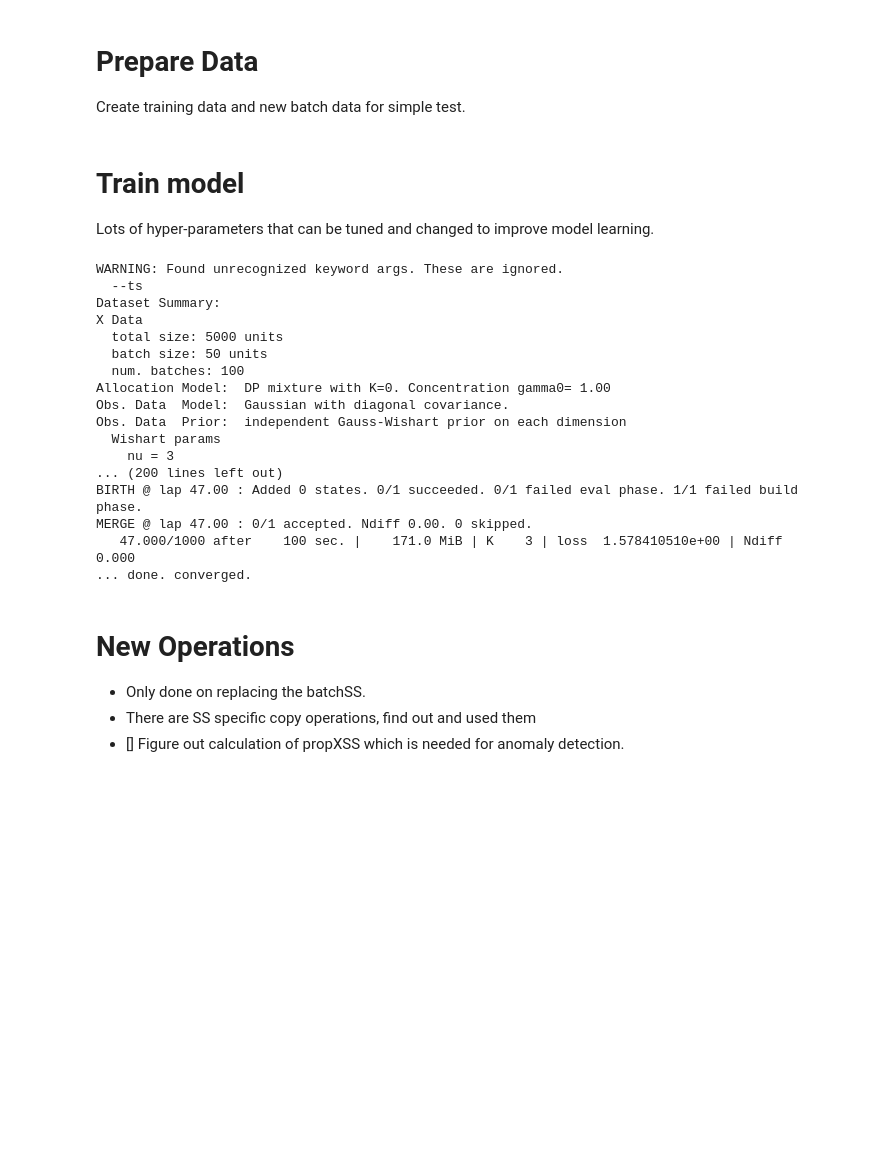
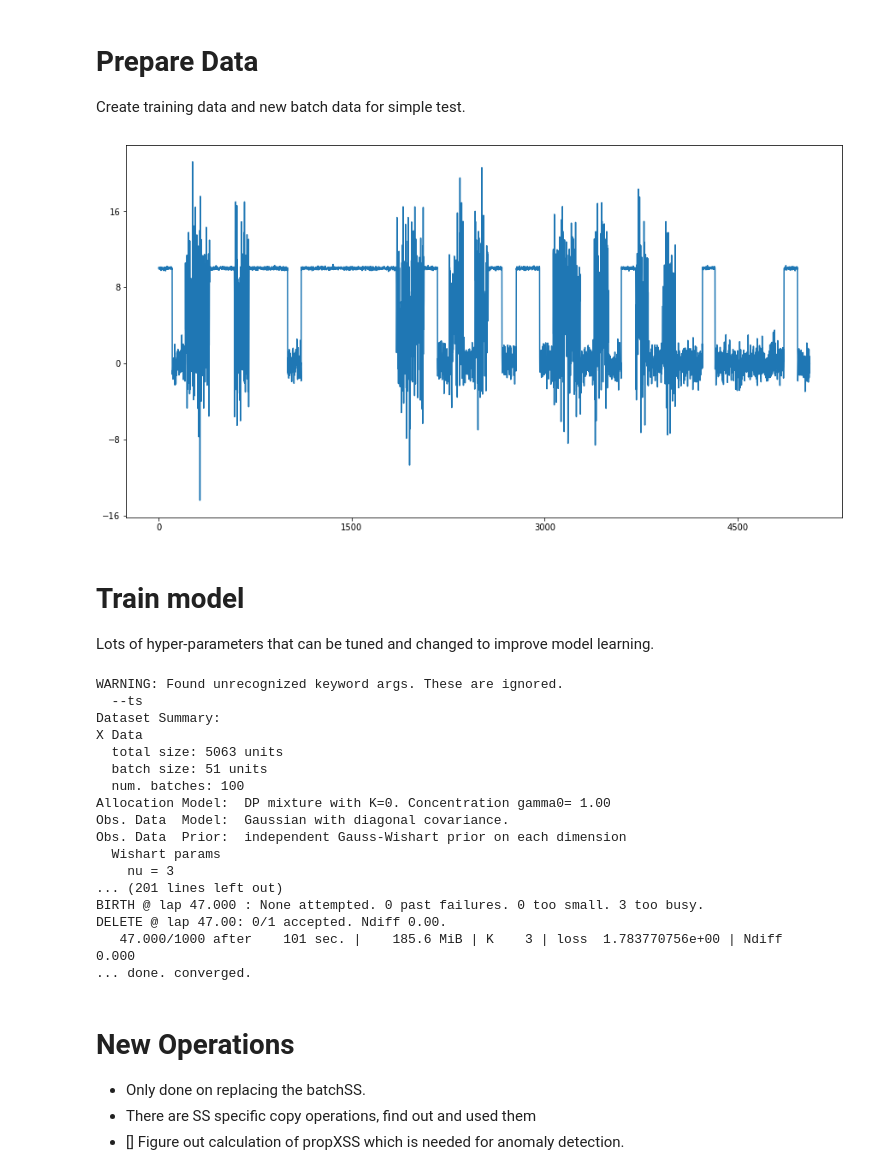
Before and after one commit to nick-torenvliet/old-bnp-anomaly, a Jupyter notebook: jupyter/Batchnew-Update.ipynb, the cells around one changed output. Saved outputs shown, nothing was run; the diff lists cells and outputs as text; code cells hidden in the pictures; blank space fills up the shorter version.

```diff
--- a/jupyter/Batchnew-Update.ipynb
+++ b/jupyter/Batchnew-Update.ipynb
@@ -6,7 +6,7 @@ import copy
 import matplotlib.pyplot as plt
 import seaborn as sns
 
-FIG_SIZE = (15, 5)
+FIG_SIZE = (15, 8)
 plt.rcParams['figure.figsize'] = FIG_SIZE
 # %qtconsole
 
@@ -28,24 +28,26 @@ regime_loc = [10,5,0]
 num_ts_samp = 5000  # number of data point
 prop = [0.5, 0.3, 0.2]  # propotion of time in a regime
 
-regime_prop = np.random.uniform(size=num_ts_samp)
-obs = np.ones(num_ts_samp)
+obs = []
+cur_num = 0
+while cur_num <= num_ts_samp:
+    new_samp = np.random.poisson(100)
+    reg_choice = np.random.randint(3)
+    reg_obs = np.random.normal(regime_loc[reg_choice], regime_noise[reg_choice], new_samp)
 
-cum_prob = np.cumsum(prop)
-for ii in range(num_regime):
-    if ii > 0:
-        mask_1 = regime_prop <= cum_prob[ii]
-        mask_2 = regime_prop > cum_prob[ii-1]
-        mask = mask_1 * mask_2
-    else:
-        mask = regime_prop <= cum_prob[ii]
+    obs.append(reg_obs)
+    cur_num += new_samp
 
-    noise = np.random.normal(0, regime_noise[ii], np.sum(mask)) + regime_loc[ii]
-    obs[mask] += noise
+obs = np.concatenate(obs)
 
 train_dataset = bnpy.data.XData(obs.reshape(-1,1))
 new_obs = np.random.normal(0, regime_noise[0], 100) + regime_loc[0]
 new_batch = bnpy.data.XData(new_obs.reshape(-1,1))
+# %%
+plt.plot(obs)
+plt.show()
+# %% [output]
+[figure, added]
 # %% [markdown]
 # Train model
 
@@ -67,24 +69,24 @@ trained_model, info_dict = bnpy.run(
     nLap=1000, nTask=1, nBatch=100, convergeThr=0.0001,
     gamma0=gamma, sF=sF, ECovMat='eye',
     moves='birth,merge,delete,shuffle',
-    K=K, initname='randexamplesbydist', ts=False)
+    K=K, initname='randexamplesbydist', ts=True)
 # %% [output]
 WARNING: Found unrecognized keyword args. These are ignored.
   --ts
 Dataset Summary:
 X Data
-  total size: 5000 units
-  batch size: 50 units
+  total size: 5063 units
+  batch size: 51 units
   num. batches: 100
 Allocation Model:  DP mixture with K=0. Concentration gamma0= 1.00
 Obs. Data  Model:  Gaussian with diagonal covariance.
 Obs. Data  Prior:  independent Gauss-Wishart prior on each dimension
   Wishart params
     nu = 3
-... (200 lines left out)
-BIRTH @ lap 47.00 : Added 0 states. 0/1 succeeded. 0/1 failed eval phase. 1/1 failed build phase.
-MERGE @ lap 47.00 : 0/1 accepted. Ndiff 0.00. 0 skipped.
-   47.000/1000 after    100 sec. |    171.0 MiB | K    3 | loss  1.578410510e+00 | Ndiff    0.000
+... (201 lines left out)
+BIRTH @ lap 47.000 : None attempted. 0 past failures. 0 too small. 3 too busy.
+DELETE @ lap 47.00: 0/1 accepted. Ndiff 0.00.
+   47.000/1000 after    101 sec. |    185.6 MiB | K    3 | loss  1.783770756e+00 | Ndiff    0.000
 ... done. converged.
 # %% [markdown]
 # New Operations
```
Also changed, not shown: parts of 1 cell of this notebook.
